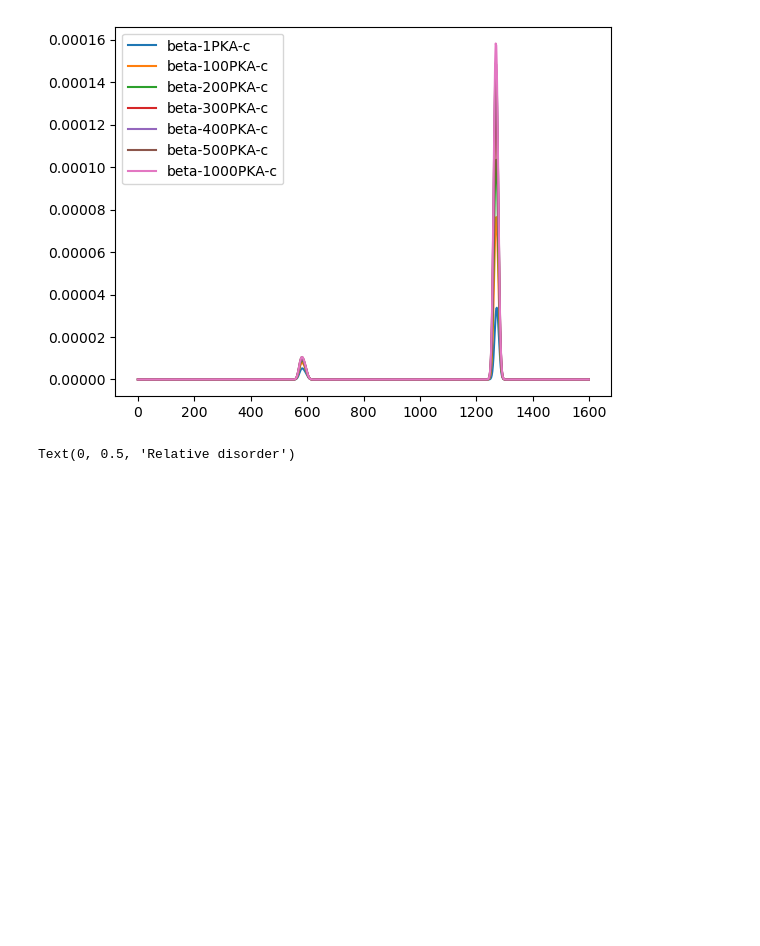
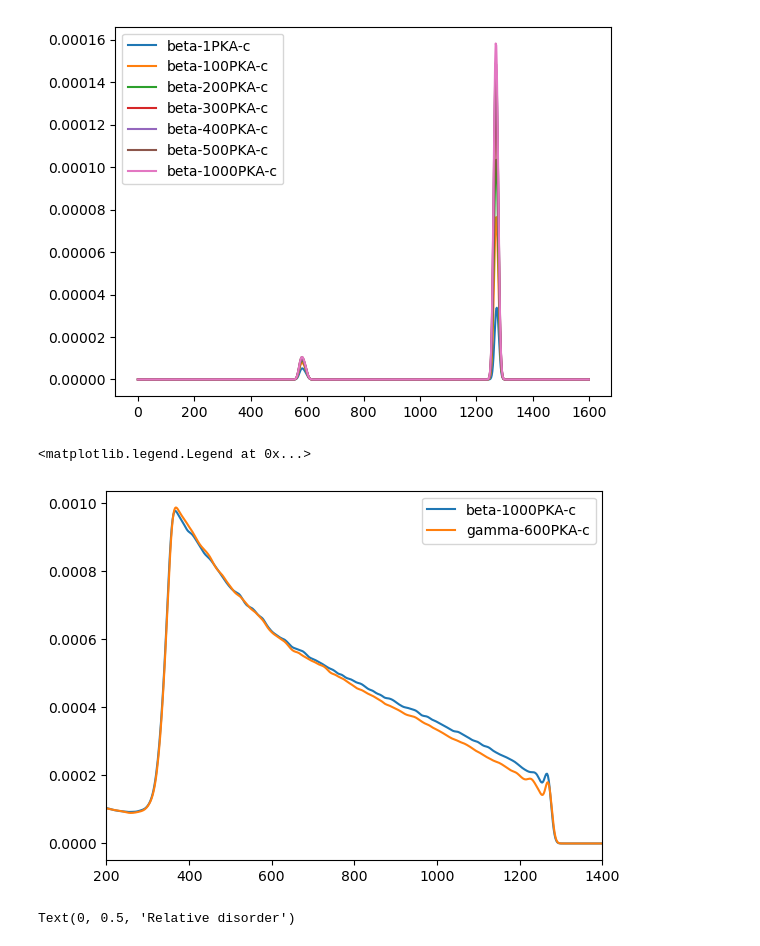
Before and after one commit to HE-RU10/ga2o3, a Jupyter notebook: RBS.ipynb, the cells around one changed output. Saved outputs shown, nothing was run; the diff lists cells and outputs as text; code cells hidden in the pictures; blank space fills up the shorter version.

```diff
--- a/RBS.ipynb
+++ b/RBS.ipynb
@@ -257,6 +257,26 @@ defect
 array([0.        , 0.22928352, 0.37451618, 0.52759996, 0.60122006,
        0.61924424, 0.6687418 ])
 [figure]
+# %%
+path='/Users/ruhe/Desktop/ga2o3/rbs/overlap_npt/beta/pbc/1000PKA/pris/A/out/'
+fn=path+'rbsspectra.dat'
+df=pd.read_csv(fn,sep='\s+', header=None)
+
+df['Yield']=df.iloc[:,1]
+df['Energy(keV)']=df.index*1600/len(df)
+plt.plot(df['Energy(keV)'],df['Yield'],label='beta-1000PKA-c')
+path='/Users/ruhe/Desktop/ga2o3/rbs/overlap_npt/gamma/pbc/600PKA/pris/A/out/'
+fn=path+'rbsspectra.dat'
+df=pd.read_csv(fn,sep='\s+', header=None)
+
+df['Yield']=df.iloc[:,1]
+df['Energy(keV)']=df.index*1600/len(df)
+plt.plot(df['Energy(keV)'],df['Yield'],label='gamma-600PKA-c')
+plt.xlim([200,1400])
+plt.legend()
+# %% [output]
+<matplotlib.legend.Legend at 0x...>
+[figure, added]
 # %%
 plt.plot([1,100,200,300,400,500,1000],defect,'-o')
 plt.xlabel('PKA numbers')
```
